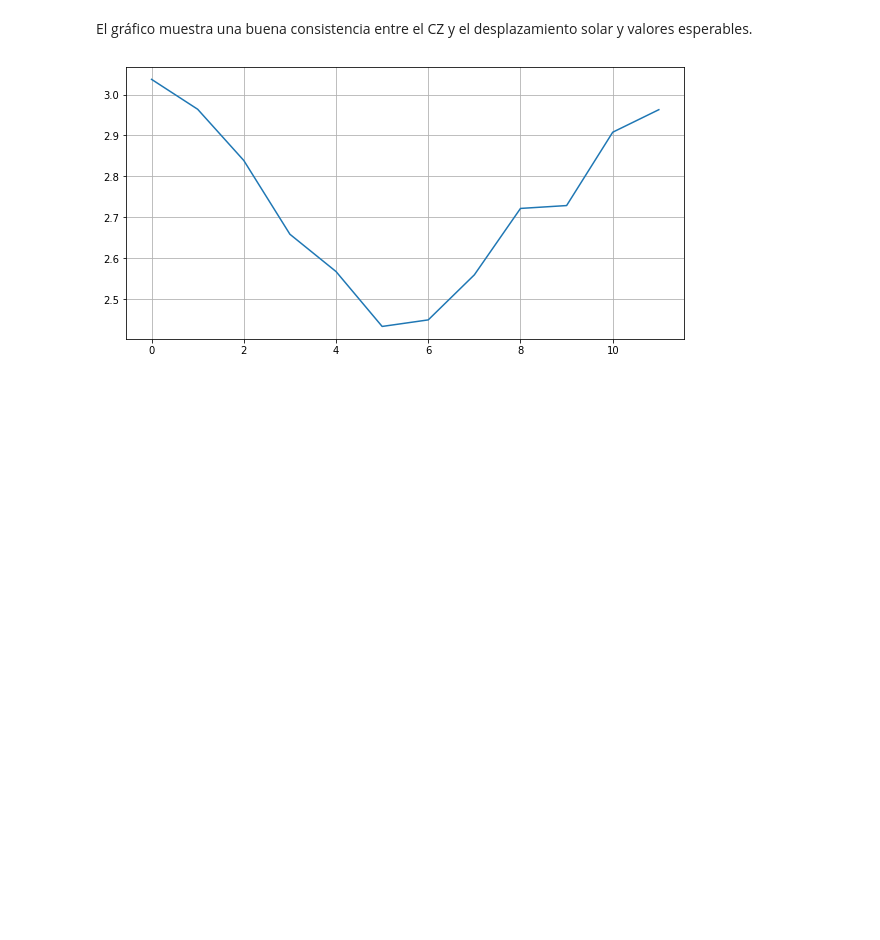
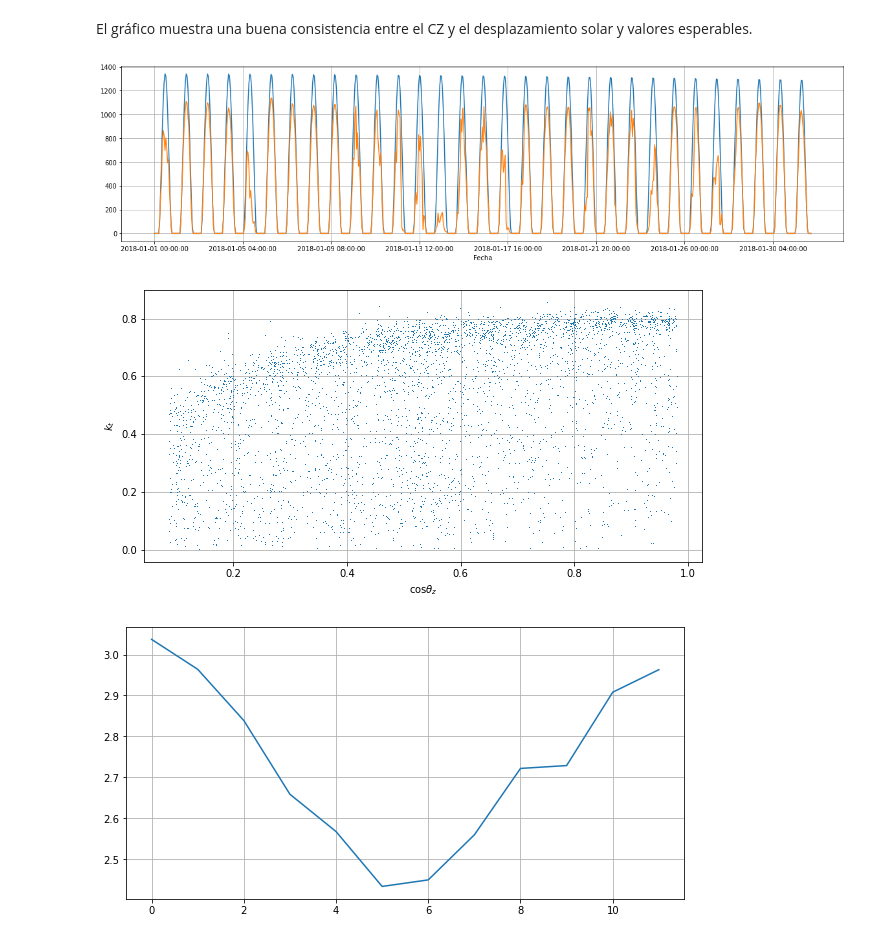
Before and after one commit to santisis/frs22, a Jupyter notebook: practico1.ipynb, the cells around one changed output. Cells and saved outputs as stored; diff of their text form; code cells hidden in the pictures; blank space fills up the shorter version.

```diff
--- a/practico1.ipynb
+++ b/practico1.ipynb
@@ -15,7 +15,7 @@ import matplotlib.pyplot as plt
 import matplotlib.patches
 
 plt.rcParams['axes.grid'] = True
-plt.rcParams['figure.figsize'] = (10, 5)
+plt.rcParams['figure.figsize'] = figsize = (10, 5)
 
 !wget --no-cache --backups=1 https://raw.githubusercontent.com/santisis/frs22/master/LB_2018_completo.csv
 # %% [output]
@@ -473,20 +473,72 @@ El gráfico muestra una buena consistencia entre el CZ y el desplazamiento solar
 # %%
 TL_SUR = [3.037, 2.964, 2.839, 2.659, 2.568, 2.434, 2.45, 2.56, 2.722, 2.729, 2.908, 2.963]
 
 # Uso regla de Horner para evitar potencias en los polinomios, perdón.
 
 def masa_de_aire(cz):
   """Fórmula de Young"""
   return ((1.002432 * cz + 0.148386) * cz + 0.0096467) / \
     (((cz + 0.149864) * cz + 0.0102963) * cz + 0.000303978)
 
 def inv_kr(m):
   if m > 20:
     return 10.6 + 0.718 * m
 
   return (((-0.00013 * m + 0.00650) * m -0.12020) * m + 1.75130) * m + 6.62960
 
-  # Gbh,c = GS * FN * CZ * exp(-m TL / inv_kr(m))
+def irradiancia_TOA(n):
+  """$G_0$"""
+  return GS * factor_correccion_orbital_spencer(n)
+
+def irradiancia_directa_superficie_horizontal(n, cz, tl):
+  """$G_{bh,c}$"""
+  m = masa_de_aire(cz)
+  return irradiancia_TOA(n) * cz * exp(-m * tl / inv_kr(m))
+
+def factor_transmitancia_difusa(tl):
+  """$T_z(T_L)$"""
+  return (3.797e-4 * tl + 3.0543e-2) * tl - 1.5843e-2
+
+def modificador_angular_difusa(cz, tl):
+  """$F_d(\theta_z, T_L)$"""
+  a0 = (3.1408e-3 * tl - 6.1581e-2) * tl + 2.6463e-1
+  a1 = (-1.1161e-2 * tl + 1.8945e-2) * tl + 2.0402
+  a2 = (8.5079e-3 * tl +3.9231e-2) * tl + 1.3025
+
+  return (a2 * cz + a1) * cz + a0
+
+def irradiancia_difusa_ESRA(n, cz, tl):
+  return irradiancia_TOA(n) * factor_transmitancia_difusa(tl) * modificador_angular_difusa(cz, tl)
+
+def ghi_cielo_claro(n, cz, tl):
+  if cz < 0: return 0
+  return irradiancia_directa_superficie_horizontal(n, cz, tl) + irradiancia_difusa_ESRA(n, cz, tl)
+
+def computar_ghi(row):
+  n = row['N']
+  cz = row['CZ']
+  tl = TL_SUR[int(row['Fecha.1'][5:7]) - 1] # Extraemos el mes
+
+  return ghi_cielo_claro(n, cz, tl)
+
+plt.rcParams['figure.figsize'] = (20, 5)
+lb['ghicc'] = lb.apply(computar_ghi, axis=1)
+lb['ghicc'][:'2018-02-01'].plot()
+lb['GHI1'][:'2018-02-01'].plot()
+plt.show()
+plt.rcParams['figure.figsize'] = figsize
+
+lb['goh'] = lb['N'].apply(irradiancia_TOA) * lb['CZ']
+lb['kt'] = lb['GHI1'] / lb['goh']
+
+lbmayor5 = lb[lb['CZ'] > sin(radians(5))]
+plt.plot(lbmayor5['CZ'], lbmayor5['kt'], ',')
+plt.ylabel('$k_t$')
+plt.xlabel('$\cos\\theta_z$')
+plt.show()
+# %% [output]
+[figure, added]
+[figure, added]
 # %%
 plt.plot(TL_SUR)
 plt.show()
```
Also changed, not shown: parts of 1 cell of this notebook.
